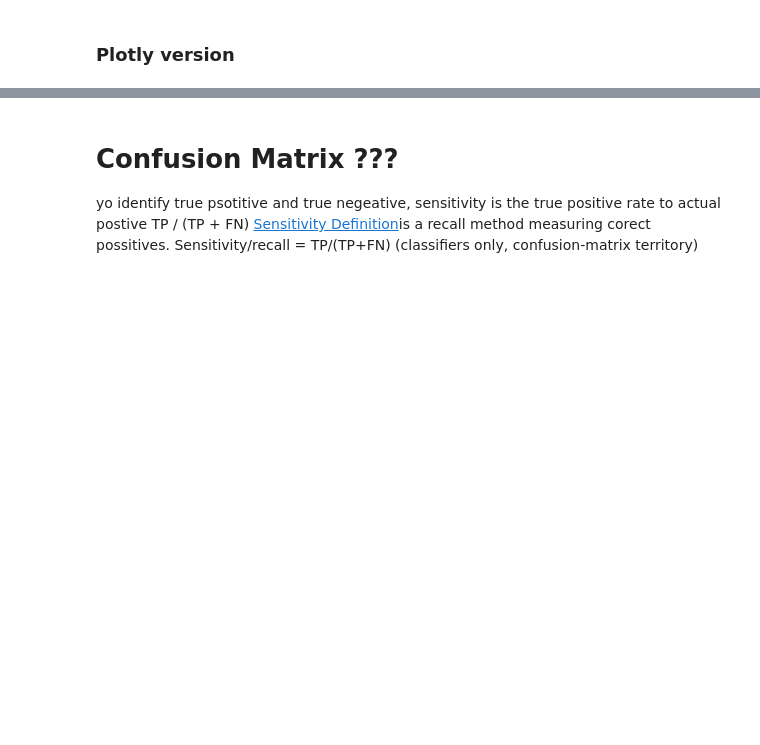
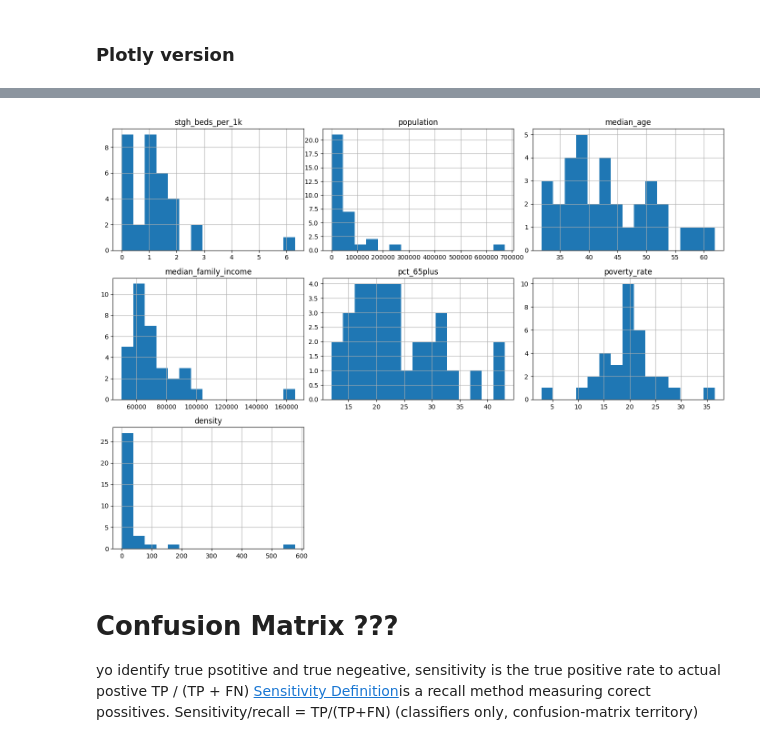
Before and after one commit to Capstone-Rangers/Capstone-Projects, a Jupyter notebook: Rural-Health-Access/Regional_Hospital_Spatial_Management.ipynb, the cells around one changed output, grey strips where cells are left out. Saved outputs shown, nothing was run; the diff lists cells and outputs as text; code cells hidden in the pictures; blank space fills up the shorter version.

```diff
--- a/Rural-Health-Access/Regional_Hospital_Spatial_Management.ipynb
+++ b/Rural-Health-Access/Regional_Hospital_Spatial_Management.ipynb
@@ -277,3 +493,17 @@ fig.show()
+# %%
+# --- Week 7: EDA ---
+import matplotlib.pyplot as plt
+model_frame = pd.read_parquet('nm_model_frame.parquet')
+
+# Distributions of target + numeric features
+num_cols = ['stgh_beds_per_1k', 'population', 'median_age',
+            'median_family_income', 'pct_65plus', 'poverty_rate', 'density']
+
+model_frame[num_cols].hist(figsize=(14, 10), bins=15)
+plt.tight_layout()
+plt.show()
+# %% [output]
+[figure, added]
 # %% [markdown]
 # Confusion Matrix ???
 yo identify true psotitive and true negeative, sensitivity is the true positive rate to actual postive TP / (TP + FN) [Sensitivity Definition](https://www.datacamp.com/tutorial/sensitivity-specificity-complete-guide)is a recall method measuring corect possitives.   Sensitivity/recall = TP/(TP+FN) (classifiers only, confusion-matrix territory)
```
Also changed, not shown: parts of 17 cells of this notebook.
